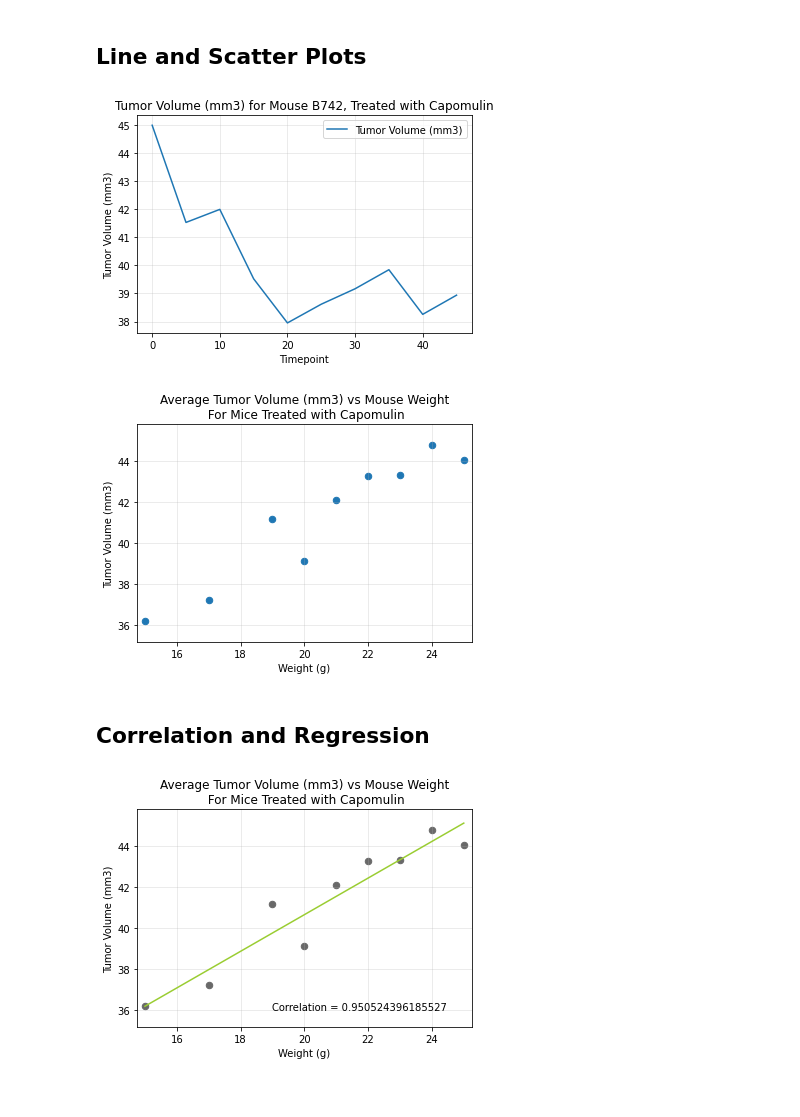
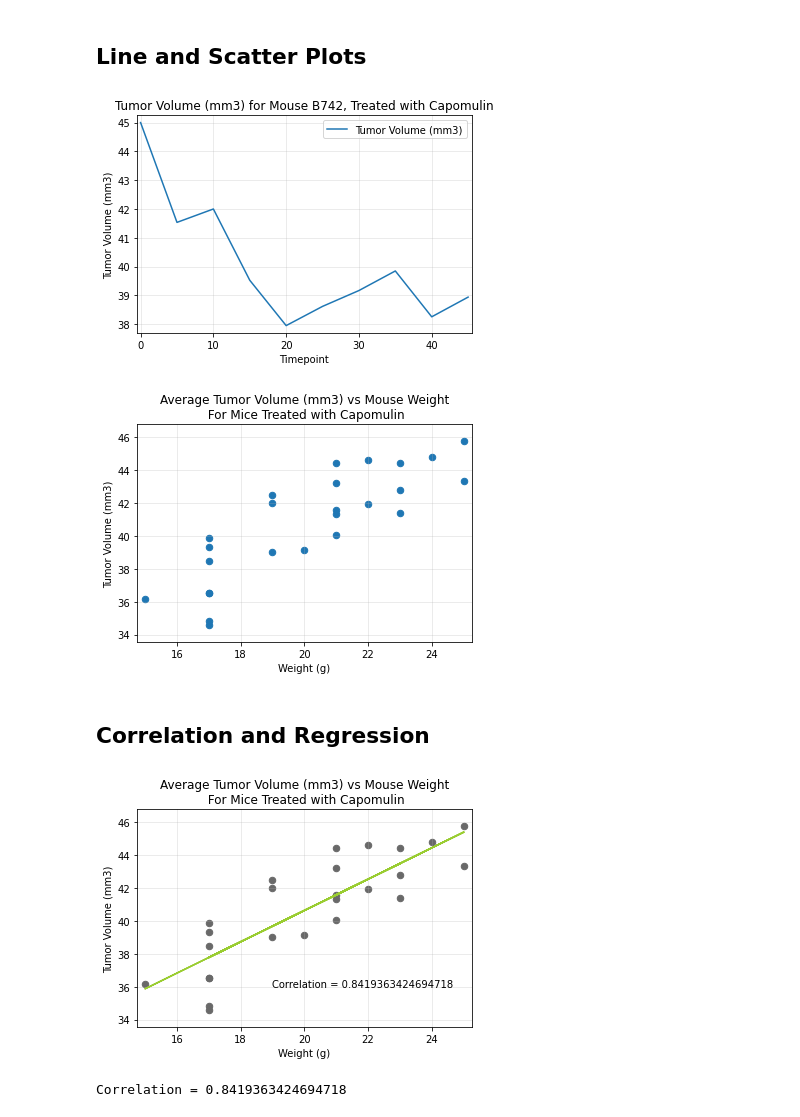
Before and after one commit to anyren/SquamousCellCarcinoma_trials, a Jupyter notebook: Pymaceuticals/pymaceuticals_analysis.ipynb, the cells around one changed output. Saved outputs shown, nothing was run; the diff lists cells and outputs as text; code cells hidden in the pictures.

```diff
--- a/Pymaceuticals/pymaceuticals_analysis.ipynb
+++ b/Pymaceuticals/pymaceuticals_analysis.ipynb
@@ -465,47 +405,60 @@ mouse.plot("Timepoint","Tumor Volume (mm3)",kind="line")
 plt.title("Tumor Volume (mm3) for Mouse B742, Treated with Capomulin")
 plt.ylabel("Tumor Volume (mm3)")
 plt.grid(alpha=0.3,zorder=0)
+plt.xlim(mouse["Timepoint"].min()-0.5, mouse["Timepoint"].max()+0.5)
+plt.ylim(mouse["Tumor Volume (mm3)"].min()-0.25,mouse["Tumor Volume (mm3)"].max()+0.25)
+
 plt.show()
 # %% [output]
-[figure, old version]
+[figure, new version]
+# %%
+# Generate a scatter plot of average tumor volume vs. mouse weight for the Capomulin regimen
+avg_tumor_weight = capomulin_mice[["Mouse ID","Tumor Volume (mm3)","Weight (g)"]].groupby("Mouse ID").mean("Tumor Volume (mm3)")
+avg_tumor_weight=avg_tumor_weight.reset_index()
+# %%
+max_weight = avg_tumor_weight["Weight (g)"].max()
+min_weight = avg_tumor_weight["Weight (g)"].min()
+max_tv = avg_tumor_weight["Tumor Volume (mm3)"].max()
+min_tv = avg_tumor_weight["Tumor Volume (mm3)"].min()
 # %%
-# Generate a scatter plot of average tumor volume vs. mouse weight for the Capomulin regimen
-avg_tumor_weight = capomulin_mice[["Tumor Volume (mm3)","Weight (g)"]].groupby("Weight (g)").mean("Tumor Volume (mm3)")
-avg_tumor_weight=avg_tumor_weight.reset_index()
 avg_tumor_weight.plot(x="Weight (g)", y="Tumor Volume (mm3)",kind="scatter",s=42)
 
 plt.title("Average Tumor Volume (mm3) vs Mouse Weight\n For Mice Treated with Capomulin")
 plt.grid(alpha=0.3,zorder=0)
-plt.xlim(min(avg_tumor_weight["Weight (g)"])-0.25, max(avg_tumor_weight["Weight (g)"])+0.25)
-plt.ylim(min(avg_tumor_weight["Tumor Volume (mm3)"])-1, max(avg_tumor_weight["Tumor Volume (mm3)"]+1))
+plt.xlim(min_weight-0.25, max_weight+0.25)
+plt.ylim(min_tv-1, max_tv+1)
 
 plt.show()
 # %% [output]
-[figure, old version]
+[figure, new version]
 # %% [markdown]
 ## Correlation and Regression
 # %%
 # Calculate the correlation coefficient and linear regression model
 # for mouse weight and average tumor volume for the Capomulin regimen
 x_values = avg_tumor_weight['Weight (g)']
 y_values = avg_tumor_weight['Tumor Volume (mm3)']
 correlation = st.pearsonr(x_values,y_values)
 correlation_str = correlation[0]
 
 (slope, intercept, rvalue, pvalue, stderr) = st.linregress(x_values, y_values)
 regress_values = x_values * slope + intercept
 
 plt.plot(x_values,regress_values,color="yellowgreen",linewidth=1.5)
 plt.scatter(x_values, y_values,color="dimgrey",s=42)
 
 plt.title("Average Tumor Volume (mm3) vs Mouse Weight\n For Mice Treated with Capomulin")
 plt.xlabel("Weight (g)")
 plt.ylabel("Tumor Volume (mm3)")
 plt.grid(alpha=0.3,zorder=0)
-plt.xlim(min(x_values)-0.25, max(x_values)+0.25)
-plt.ylim(min(y_values)-1, max(y_values)+1)
+plt.xlim(min_weight-0.25, max_weight+0.25)
+plt.ylim(min_tv-1, max_tv+1)
 
 plt.annotate(f'Correlation = {correlation_str}',(19,36))
 plt.show()
 # %% [output]
-[figure, old version]
+[figure, new version]
+# %%
+print(f'Correlation = {correlation_str}')
+# %% [output]
+Correlation = 0.8419363424694718
```
Also changed, not shown: parts of 32 cells of this notebook.
